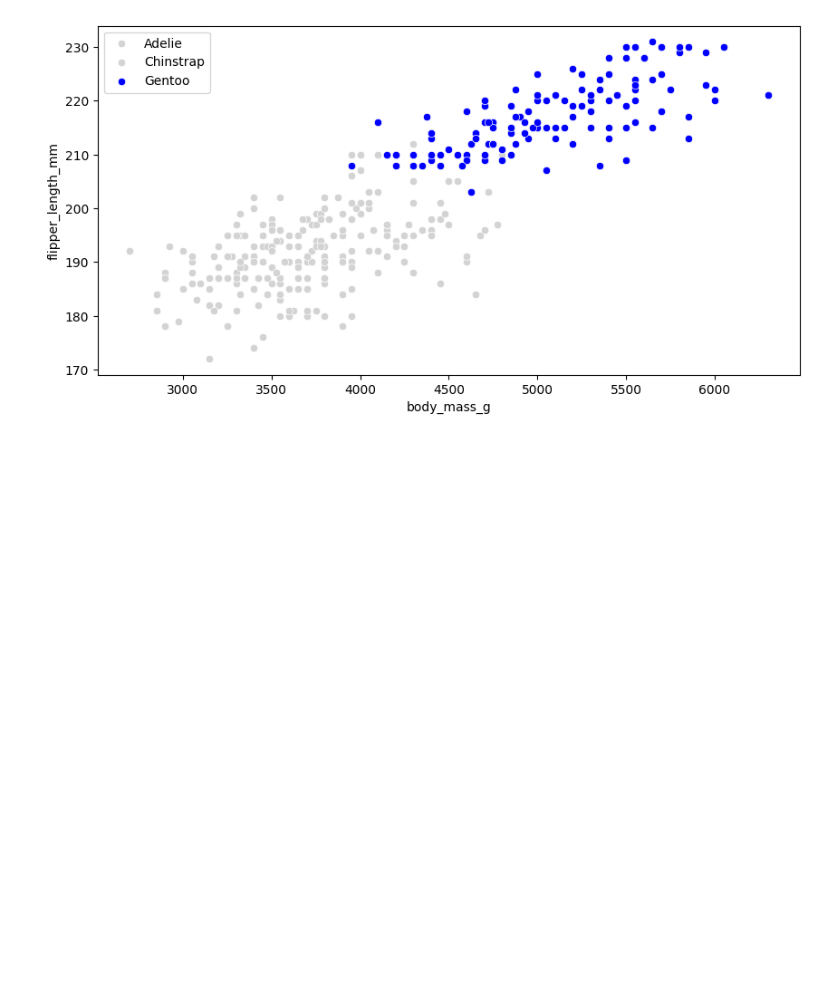
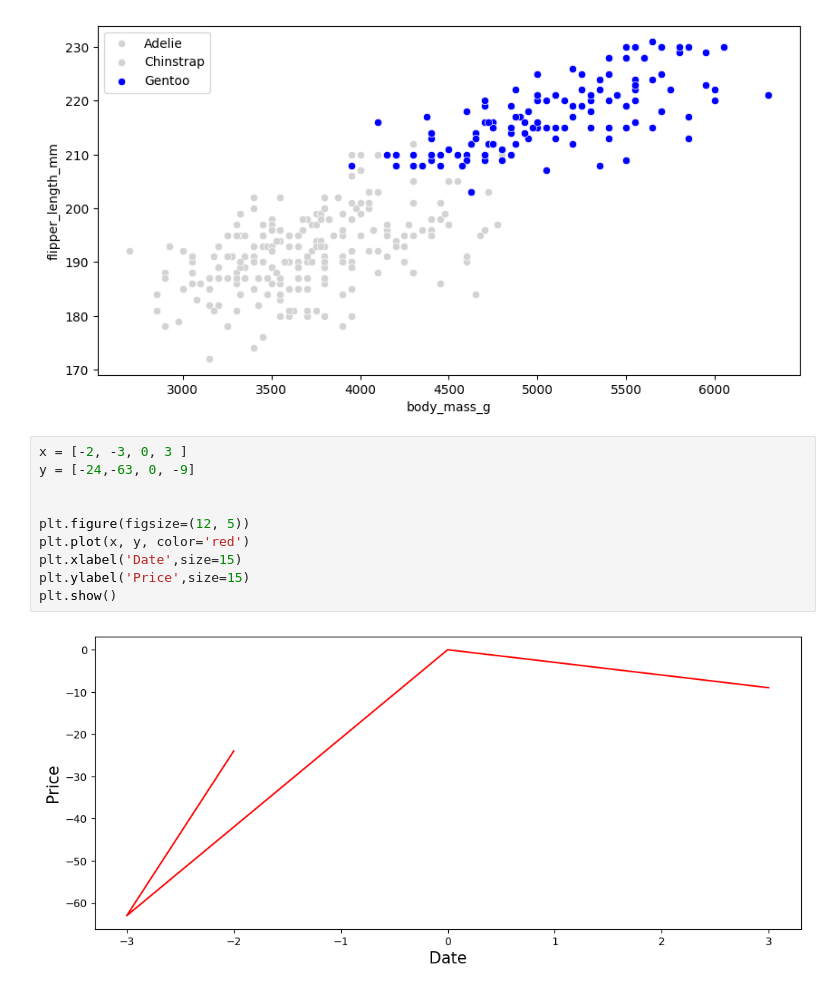
Before and after one commit to IAmNewbe/Data-analytic-with-python, a Jupyter notebook: plot.ipynb, the cells around one changed output. Saved outputs shown, nothing was run; the diff lists cells and outputs as text; blank space fills up the shorter version.

```diff
--- a/plot.ipynb
+++ b/plot.ipynb
@@ -280,3 +280,15 @@ plt.legend()
 plt.show()
 # %% [output]
 [figure]
+# %%
+x = [-2, -3, 0, 3 ]
+y = [-24,-63, 0, -9]
+
+
+plt.figure(figsize=(12, 5))
+plt.plot(x, y, color='red')
+plt.xlabel('Date',size=15)
+plt.ylabel('Price',size=15)
+plt.show()
+# %% [output]
+[figure, added]
```
Also changed, not shown: parts of 1 cell of this notebook.
